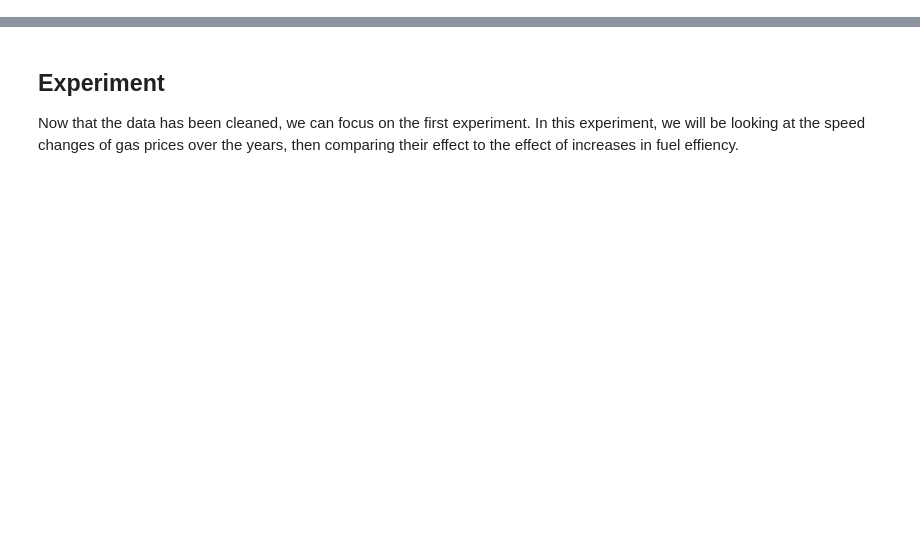
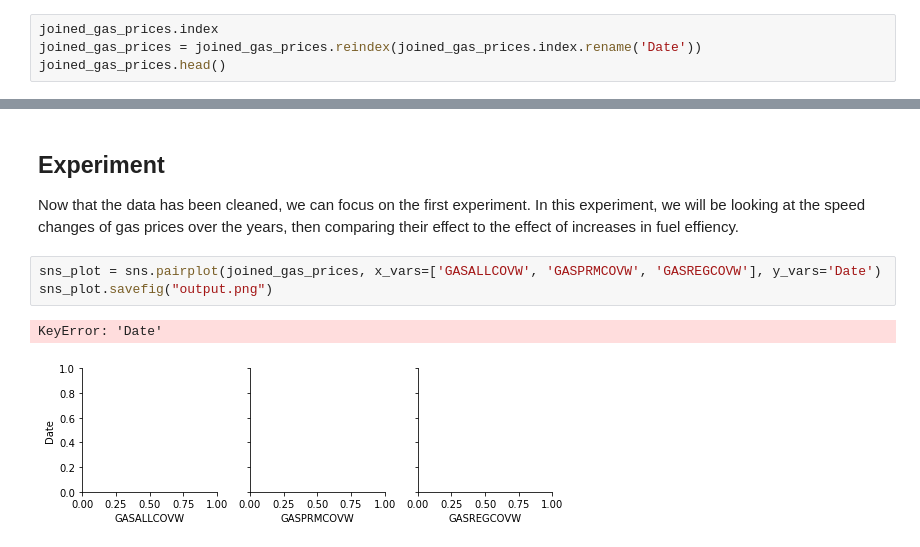
Before and after one commit to 21stBam/Data-Mining-Project, a Jupyter notebook: Vehicles_Project.ipynb, the cells around one changed output, grey strips where cells are left out. Saved outputs shown, nothing was run; the diff lists cells and outputs as text; blank space fills up the shorter version.

```diff
--- a/Vehicles_Project.ipynb
+++ b/Vehicles_Project.ipynb
@@ -122,0 +116,4 @@ joined_gas_prices.tail()
+# %%
+joined_gas_prices.index
+joined_gas_prices = joined_gas_prices.reindex(joined_gas_prices.index.rename('Date'))
+joined_gas_prices.head()
@@ -124,3 +129,9 @@ joined_gas_prices.tail()
 ## Experiment
 
 Now that the data has been cleaned, we can focus on the first experiment. In this experiment, we will be looking at the speed changes of gas prices over the years, then comparing their effect to the effect of increases in fuel effiency.
+# %%
+sns_plot = sns.pairplot(joined_gas_prices, x_vars=['GASALLCOVW', 'GASPRMCOVW', 'GASREGCOVW'], y_vars='Date')
+sns_plot.savefig("output.png")
+# %% [output]
+KeyError: 'Date'
+[figure, added]
```
Also changed, not shown: parts of 4 cells of this notebook.
